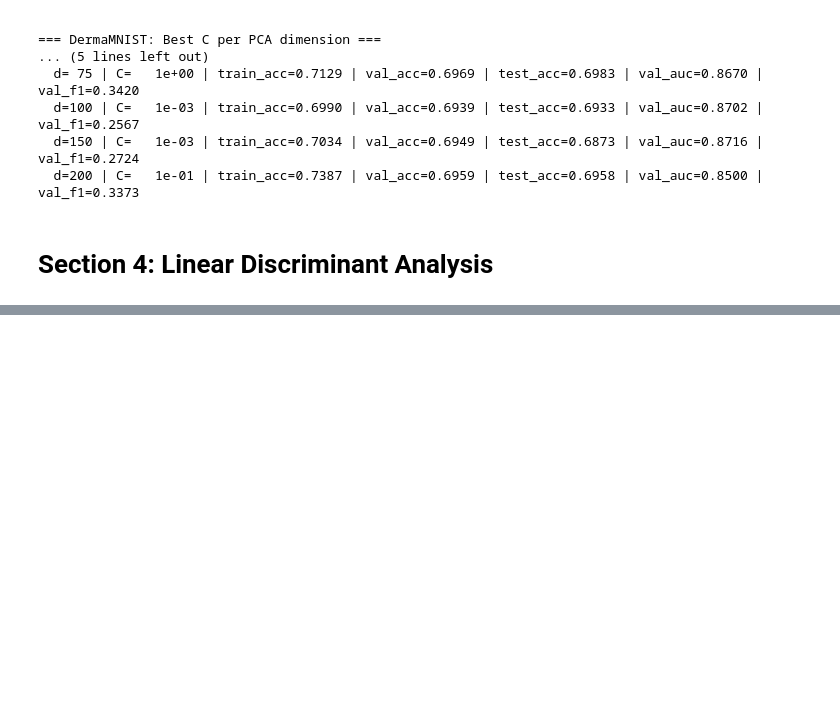
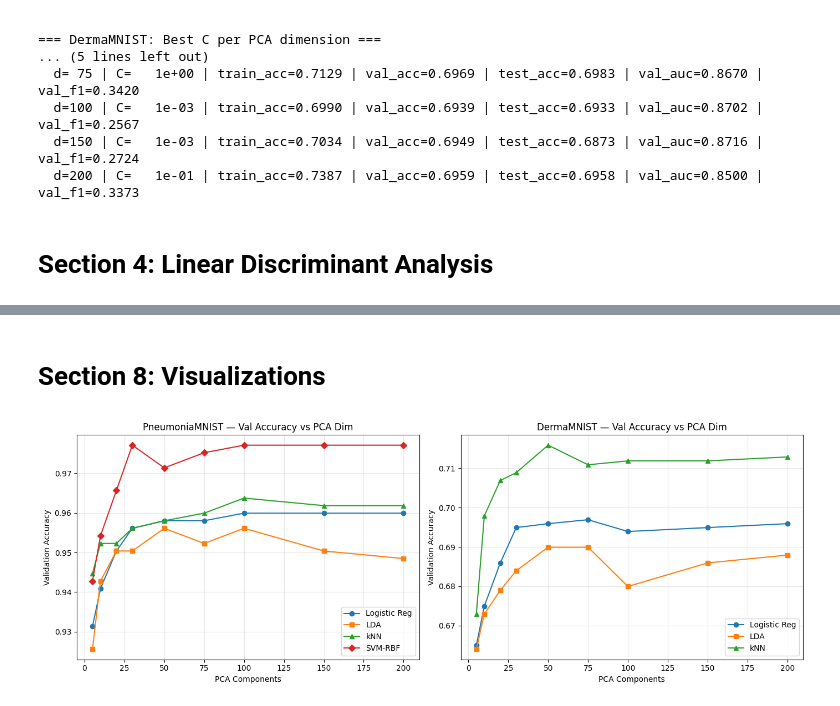
Before and after one commit to ramgoenka/MedMNIST-Image-Classification-and-VC-Bound, a Jupyter notebook: Code.ipynb, the cells around one changed output, grey strips where cells are left out. Cells and saved outputs as stored; diff of their text form; code cells hidden in the pictures; blank space fills up the shorter version.

```diff
--- a/Code.ipynb
+++ b/Code.ipynb
@@ -314,0 +554,39 @@ for d in pca_components_grid:
+# %% [markdown]
+# Section 8: Visualizations
+# %%
+fig, axes = plt.subplots(1, 2, figsize=(14, 5))
+
+ax = axes[0]
+lr_best_pn = lr_df_pn.groupby('pca_dim').apply(lambda x: x.loc[x['val_acc'].idxmax()]).reset_index(drop=True)
+lda_best_pn = lda_df_pn.copy()
+knn_best_pn = knn_df_pn.groupby('pca_dim').apply(lambda x: x.loc[x['val_acc'].idxmax()]).reset_index(drop=True)
+svm_best_pn = svm_df_pn.groupby('pca_dim').apply(lambda x: x.loc[x['val_acc'].idxmax()]).reset_index(drop=True)
+
+ax.plot(lr_best_pn['pca_dim'], lr_best_pn['val_acc'], 'o-', label='Logistic Reg')
+ax.plot(lda_best_pn['pca_dim'], lda_best_pn['val_acc'], 's-', label='LDA')
+ax.plot(knn_best_pn['pca_dim'], knn_best_pn['val_acc'], '^-', label='kNN')
+ax.plot(svm_best_pn['pca_dim'], svm_best_pn['val_acc'], 'D-', label='SVM-RBF')
+ax.set_xlabel('PCA Components')
+ax.set_ylabel('Validation Accuracy')
+ax.set_title('PneumoniaMNIST — Val Accuracy vs PCA Dim')
+ax.legend()
+ax.grid(True, alpha=0.3)
+
+ax = axes[1]
+lr_best_dm = lr_df_dm.groupby('pca_dim').apply(lambda x: x.loc[x['val_acc'].idxmax()]).reset_index(drop=True)
+lda_best_dm = lda_df_dm.copy()
+knn_best_dm = knn_df_dm.groupby('pca_dim').apply(lambda x: x.loc[x['val_acc'].idxmax()]).reset_index(drop=True)
+
+ax.plot(lr_best_dm['pca_dim'], lr_best_dm['val_acc'], 'o-', label='Logistic Reg')
+ax.plot(lda_best_dm['pca_dim'], lda_best_dm['val_acc'], 's-', label='LDA')
+ax.plot(knn_best_dm['pca_dim'], knn_best_dm['val_acc'], '^-', label='kNN')
+ax.set_xlabel('PCA Components')
+ax.set_ylabel('Validation Accuracy')
+ax.set_title('DermaMNIST — Val Accuracy vs PCA Dim')
+ax.legend()
+ax.grid(True, alpha=0.3)
+
+plt.tight_layout()
+plt.show()
+# %% [output]
+[figure, added]
```
Also changed, not shown: parts of 16 cells of this notebook.
